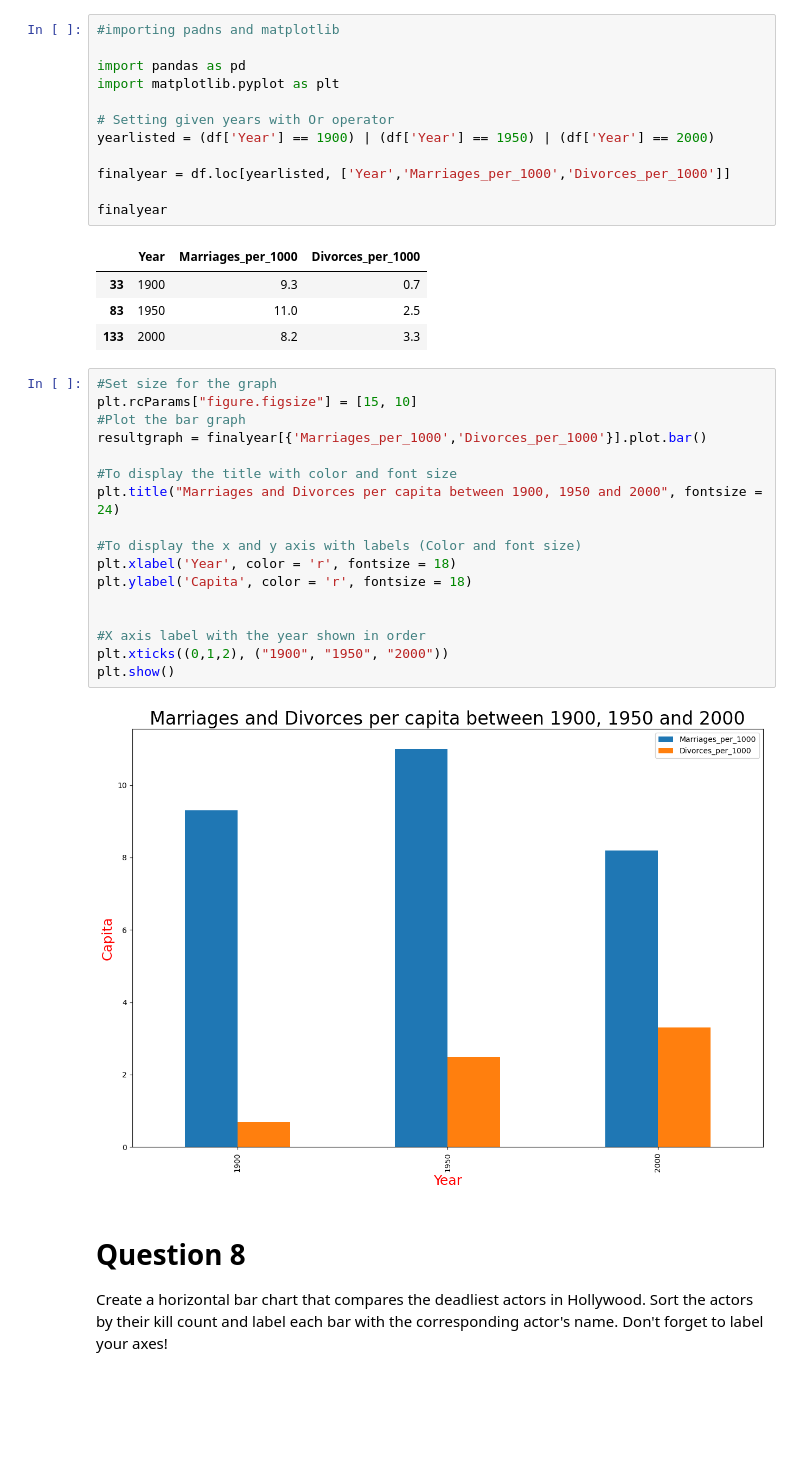
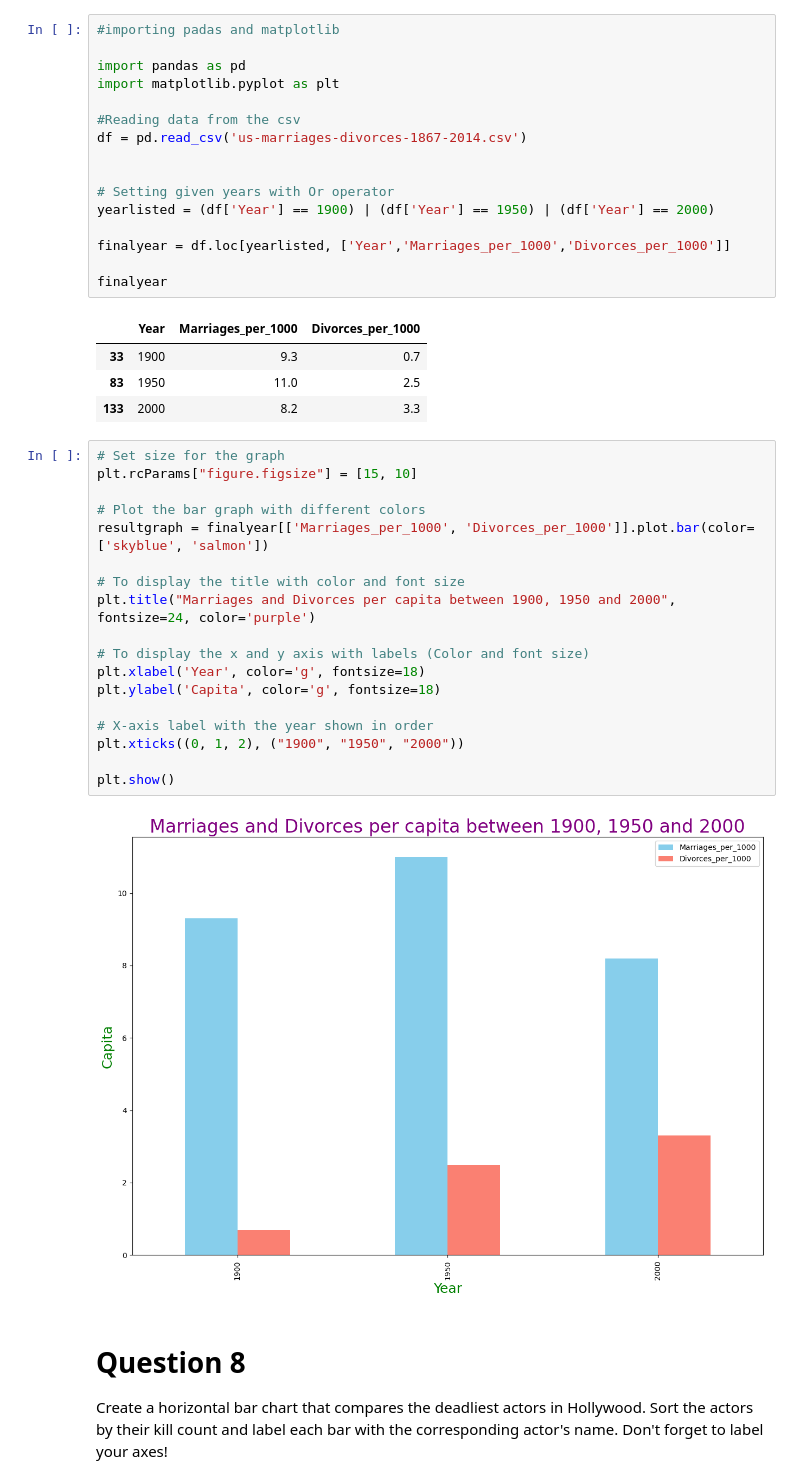
Before and after one commit to Pr33datorr/Yash.Gupta.BDAT1004PS3, a Jupyter notebook: Yash.Gupta.Problem_Set_3.ipynb, the cells around one changed output. Saved outputs shown, nothing was run; the diff lists cells and outputs as text; blank space fills up the shorter version.

```diff
--- a/Yash.Gupta.Problem_Set_3.ipynb
+++ b/Yash.Gupta.Problem_Set_3.ipynb
@@ -1206,10 +1202,14 @@ plt.show()
 Create a vertical bar chart comparing the number of marriages and divorces per capita in the U.S. between 1900, 1950, and 2000.
 Don't forget to label your axes!
 # %%
-#importing padns and matplotlib
+#importing padas and matplotlib
 
 import pandas as pd
 import matplotlib.pyplot as plt
+
+#Reading data from the csv
+df = pd.read_csv('us-marriages-divorces-1867-2014.csv')
+
 
 # Setting given years with Or operator
 yearlisted = (df['Year'] == 1900) | (df['Year'] == 1950) | (df['Year'] == 2000)
@@ -1223,24 +1223,25 @@ finalyear
 | 83 | 1950 | 11.0 | 2.5 |
 | 133 | 2000 | 8.2 | 3.3 |
 # %%
-#Set size for the graph
+# Set size for the graph
 plt.rcParams["figure.figsize"] = [15, 10]
-#Plot the bar graph
-resultgraph = finalyear[{'Marriages_per_1000','Divorces_per_1000'}].plot.bar()
 
-#To display the title with color and font size
-plt.title("Marriages and Divorces per capita between 1900, 1950 and 2000", fontsize = 24)
+# Plot the bar graph with different colors
+resultgraph = finalyear[['Marriages_per_1000', 'Divorces_per_1000']].plot.bar(color=['skyblue', 'salmon'])
 
-#To display the x and y axis with labels (Color and font size)
-plt.xlabel('Year', color = 'r', fontsize = 18)
-plt.ylabel('Capita', color = 'r', fontsize = 18)
+# To display the title with color and font size
+plt.title("Marriages and Divorces per capita between 1900, 1950 and 2000", fontsize=24, color='purple')
 
+# To display the x and y axis with labels (Color and font size)
+plt.xlabel('Year', color='g', fontsize=18)
+plt.ylabel('Capita', color='g', fontsize=18)
 
-#X axis label with the year shown in order
-plt.xticks((0,1,2), ("1900", "1950", "2000"))
+# X-axis label with the year shown in order
+plt.xticks((0, 1, 2), ("1900", "1950", "2000"))
+
 plt.show()
 # %% [output]
-[figure, old version]
+[figure, new version]
 # %% [markdown]
 # Question 8
 
```
Also changed, not shown: parts of 28 cells of this notebook.
